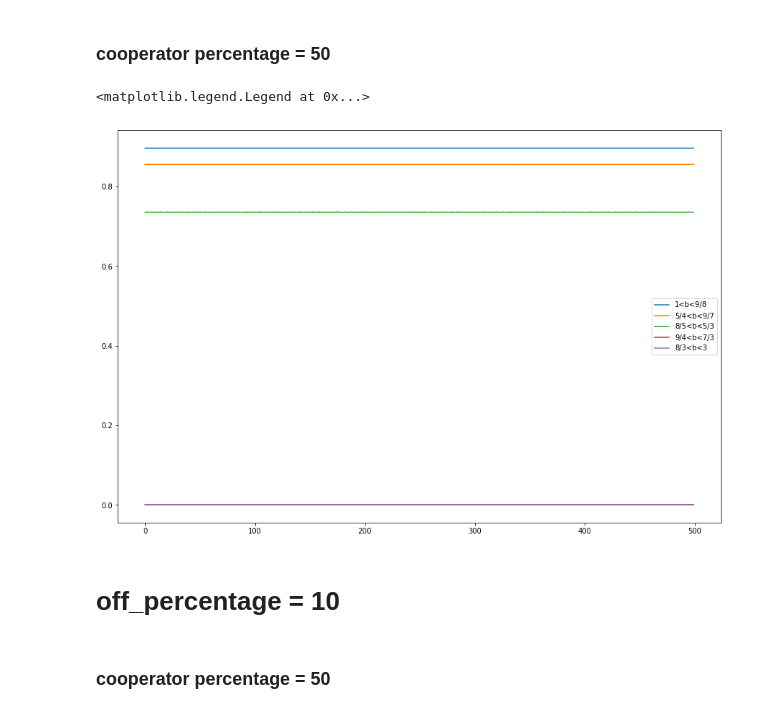
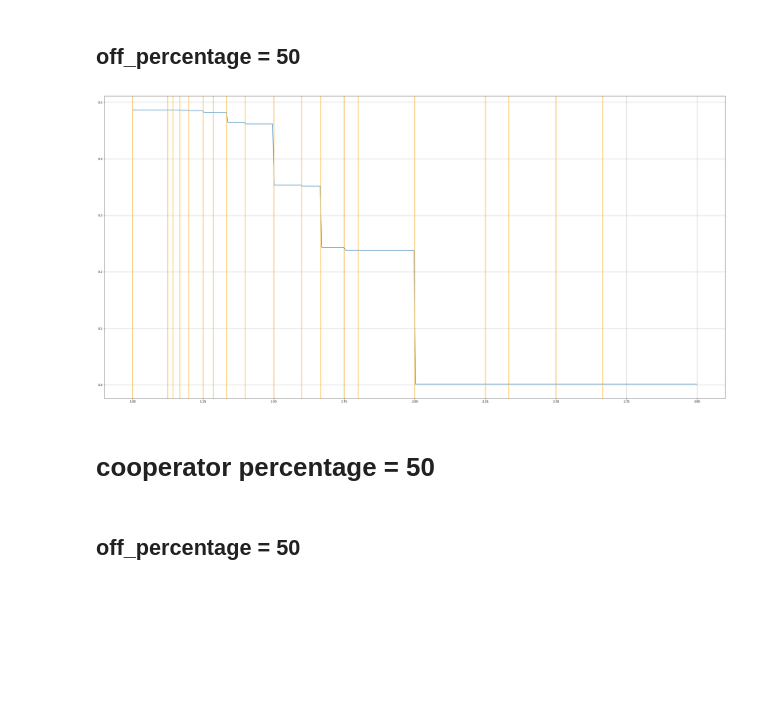
Before and after one commit to bu147/spatial-games-square-grid, a Jupyter notebook: Square_chaos.ipynb, the cells around one changed output. Drawn from its saved outputs; the diff is of its cells as text; code cells hidden in the pictures; blank space fills up the shorter version.

```diff
--- a/Square_chaos.ipynb
+++ b/Square_chaos.ipynb
@@ -39,0 +82,17 @@ def c_density(size=99, percentage=21, off_percentage=10, seed=1, burnin=10000, e
+# %%
+bs=np.linspace(1,3,num=len(b_points)*20)
+aver_all25=np.zeros(len(bs))
+for i in range(len(bs)):
+    den25=np.zeros((10,evol1))
+
+    for j in range(10):
+        den25[j]=c_density(off_percentage=25,seed=j,burnin=burnin1, evol=evol1,b=bs[i])
+
+    aver_seed25=np.mean(den25,axis=0)
+    aver_all25[i]=np.mean(aver_seed25)
+# %%
+fig,ax=plt.subplots(1,1,figsize=(40,20))
+ax.grid(b=True)
+ax.plot(bs,aver_all25)
+for b in (b_points-eps):
+    ax.axvline(b,color='orange')
@@ -40,2 +101,23 @@ def c_density(size=99, percentage=21, off_percentage=10, seed=1, burnin=10000, e
+# %% [markdown]
+## off_percentage = 50
+# %%
+bs=np.linspace(1,3,num=len(b_points)*20)
+aver_all50=np.zeros(len(bs))
+for i in range(len(bs)):
+    den50=np.zeros((10,evol1))
+
+    for j in range(10):
+        den50[j]=c_density(off_percentage=50,seed=j,burnin=burnin1, evol=evol1,b=bs[i])
+
+    aver_seed50=np.mean(den50,axis=0)
+    aver_all50[i]=np.mean(aver_seed50)
+# %%
+fig,ax=plt.subplots(1,1,figsize=(40,20))
+ax.grid(b=True)
+ax.plot(bs,aver_all50)
+for b in (b_points-eps):
+    ax.axvline(b,color='orange')
+# %% [output]
+[figure, added]
 # %% [markdown]
-### cooperator percentage = 50
+# cooperator percentage = 50
@@ -51,15 +124,2 @@ for i in range(len(b_points)):
-# %%
-fig, ax = plt.subplots(1,1,figsize=(15,10))
-ax.plot(aver10[0])
-ax.plot(aver10[5])
-ax.plot(aver10[10])
-ax.plot(aver10[15])
-ax.plot(aver10[len(b_points)-1])
-plt.legend(('1<b<9/8', '5/4<b<9/7', '8/5<b<5/3', '9/4<b<7/3', '8/3<b<3'))
-# %% [output]
-<matplotlib.legend.Legend at 0x...>
-[figure, removed]
 # %% [markdown]
-# off_percentage = 10
+## off_percentage = 50
-# %% [markdown]
-### cooperator percentage = 50
```
Also changed, not shown: parts of 17 cells of this notebook.
